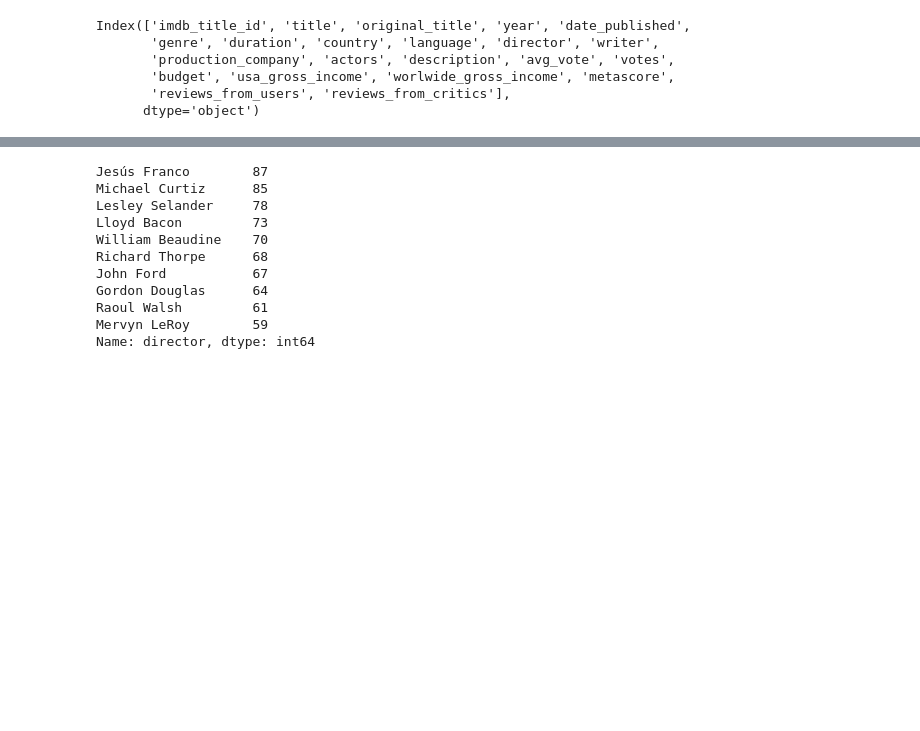
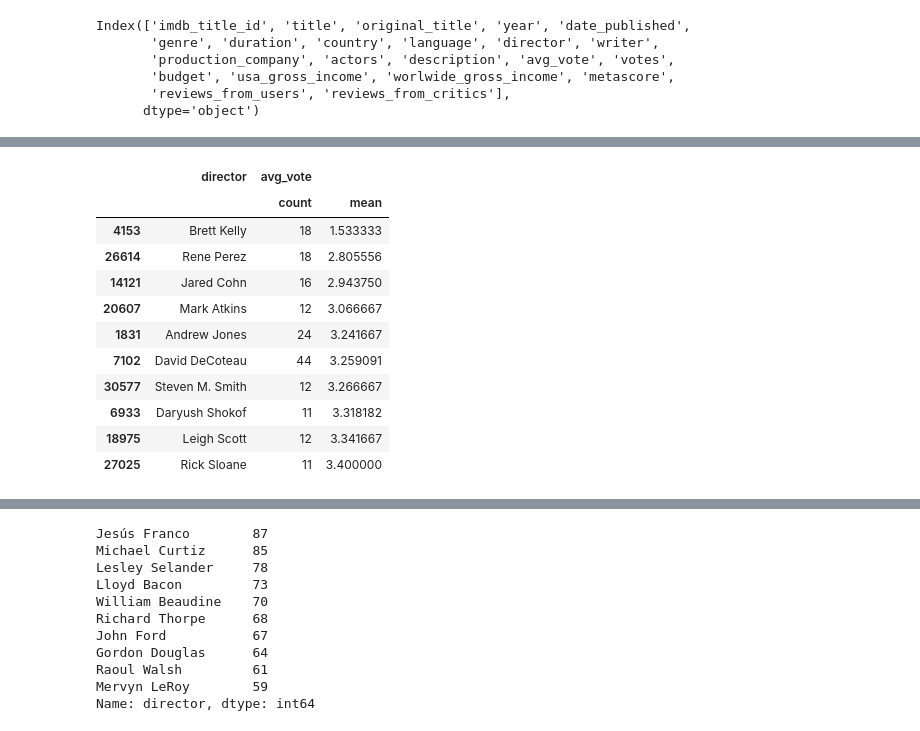
Before and after one commit to KatBotkowska/CodersCrew, a Jupyter notebook: Netflix_data.ipynb, the cells around one changed output, grey strips where cells are left out. Cells and saved outputs as stored; diff of their text form; code cells hidden in the pictures; blank space fills up the shorter version.

```diff
--- a/Netflix_data.ipynb
+++ b/Netflix_data.ipynb
@@ -788,0 +806,16 @@ Index(['imdb_title_id', 'title', 'original_title', 'year', 'date_published',
+# %%
+#reżyserzy, którzy kręcą dużo i źle ;)
+imdb_directors_av_votes[imdb_directors_av_votes['avg_vote']['count']>10].sort_values(by=('avg_vote','mean'), ascending=True).head(10)
+# %% [output]
+|  | director | avg_vote |  |
+|  |  | count | mean |
+| 4153 | Brett Kelly | 18 | 1.533333 |
+| 26614 | Rene Perez | 18 | 2.805556 |
+| 14121 | Jared Cohn | 16 | 2.943750 |
+| 20607 | Mark Atkins | 12 | 3.066667 |
+| 1831 | Andrew Jones | 24 | 3.241667 |
+| 7102 | David DeCoteau | 44 | 3.259091 |
+| 30577 | Steven M. Smith | 12 | 3.266667 |
+| 6933 | Daryush Shokof | 11 | 3.318182 |
+| 18975 | Leigh Scott | 12 | 3.341667 |
+| 27025 | Rick Sloane | 11 | 3.400000 |
```
Also changed, not shown: parts of 7 cells of this notebook.
